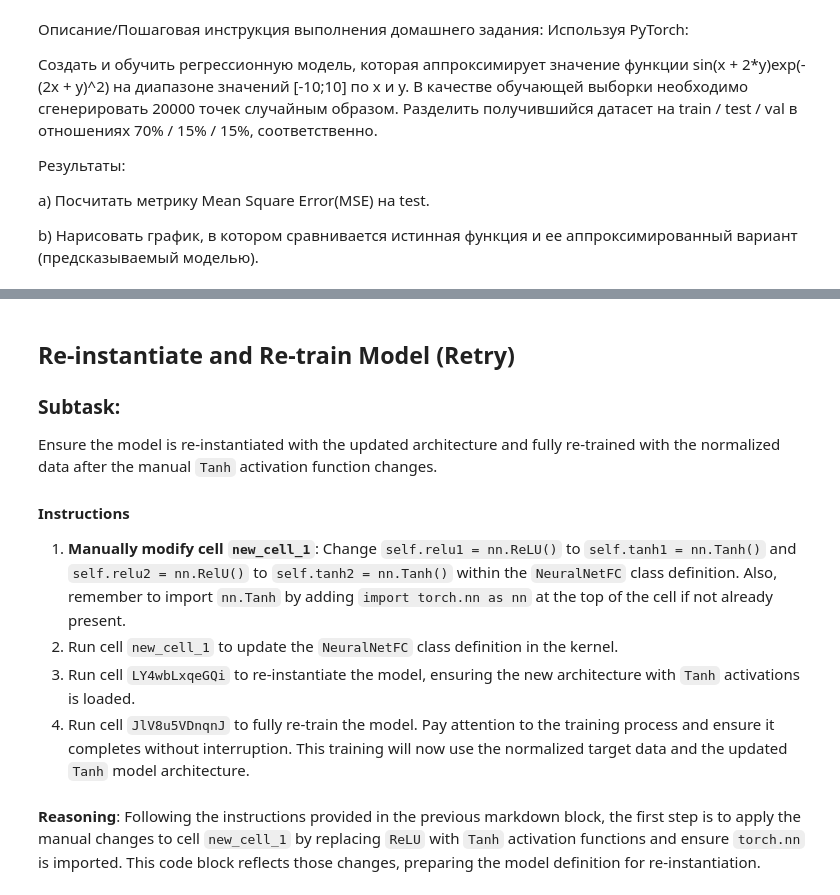
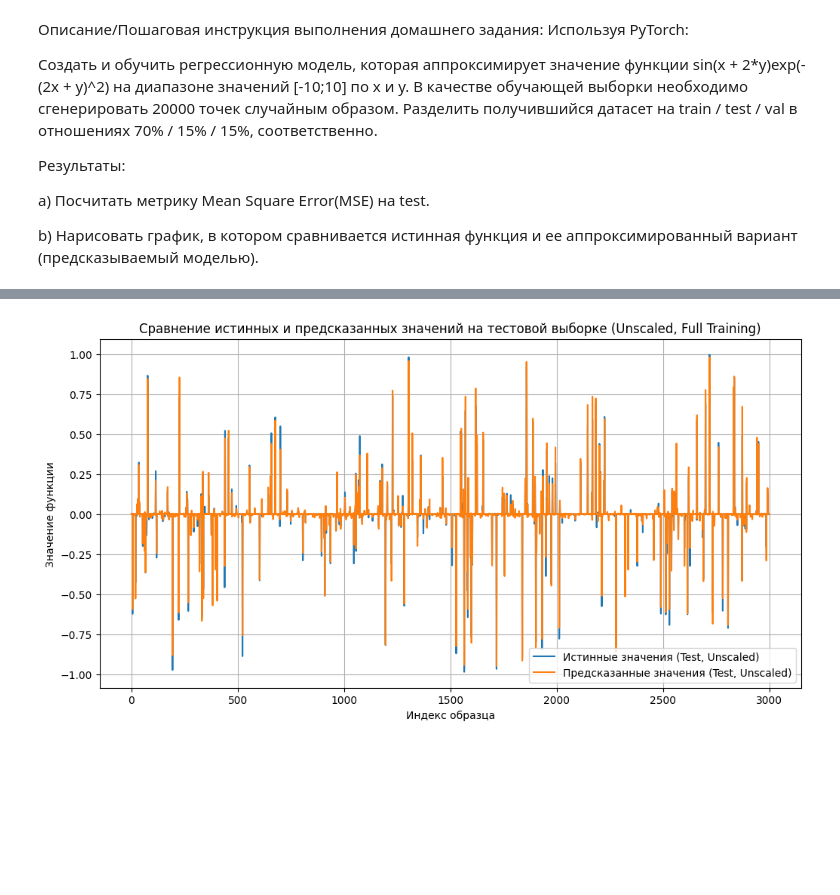
Before and after one commit to Evans-Sense/pet, a Jupyter notebook: Hometask_5_MLPro2025.ipynb, the cells around one changed output, grey strips where cells are left out. Saved outputs shown, nothing was run; the diff lists cells and outputs as text; code cells hidden in the pictures; blank space fills up the shorter version.

Commit message:
Задание Практика по PyTorch

```diff
--- a/Hometask_5_MLPro2025.ipynb
+++ b/Hometask_5_MLPro2025.ipynb
@@ -98,13 +110,21 @@ import torch.nn as nn
 class NeuralNetFC(nn.Module):
     def __init__(self, input_size, hidden_size):
         super(NeuralNetFC, self).__init__()
-        self.fc1 = nn.Linear(input_size, hidden_size)
-        self.relu = nn.ReLU()
-        self.fc2 = nn.Linear(hidden_size, 1)
+        self.fc1 = nn.Linear(input_size, hidden_size * 2)
+        self.tanh1 = nn.Tanh()
+        self.fc2 = nn.Linear(hidden_size * 2, hidden_size * 2)
+        self.tanh2 = nn.Tanh()
+        self.fc3 = nn.Linear(hidden_size * 2, hidden_size)
+        self.tanh3 = nn.Tanh()
+        self.fc4 = nn.Linear(hidden_size, 1)
 
     def forward(self, x):
         x = x.view(x.size(0), -1)
         out = self.fc1(x)
-        out = self.relu(out)
+        out = self.tanh1(out)
         out = self.fc2(out)
+        out = self.tanh2(out)
+        out = self.fc3(out)
+        out = self.tanh3(out)
+        out = self.fc4(out)
         return out
@@ -301,7 +205,7 @@ plt.show()
 # %%
 from sklearn.metrics import mean_squared_error
 
-model.eval() # Set model to evaluation mode
+model.eval()
 with torch.no_grad():
     test_predicted_values_list = []
     test_actual_values_list = []
@@ -315,17 +219,8 @@ with torch.no_grad():
     test_predicted_values = torch.cat(test_predicted_values_list).squeeze().numpy()
     test_actual_values = torch.cat(test_actual_values_list).numpy()
 
-    # Calculate MSE on the test set
-    mse = mean_squared_error(test_actual_values, test_predicted_values)
-    print(f"Mean Squared Error on Test Set: {mse:.4f}")
+test_predicted_values_unscaled = scaler_z.inverse_transform(test_predicted_values.reshape(-1, 1))
+test_actual_values_unscaled = scaler_z.inverse_transform(test_actual_values.reshape(-1, 1))
 
-    # Plotting the results for the test set
-    plt.figure(figsize=(12, 6))
-    plt.plot(test_actual_values, label='Истинные значения (Test)')
-    plt.plot(test_predicted_values, label='Предсказанные значения (Test)')
-    plt.title('Сравнение истинных и предсказанных значений на тестовой выборке')
-    plt.xlabel('Индекс образца')
-    plt.ylabel('Значение функции')
-    plt.legend()
-    plt.grid(True)
-    plt.show()
+mse_unscaled = mean_squared_error(test_actual_values_unscaled, test_predicted_values_unscaled)
+print(f"Mean Squared Error on Unscaled Test Set (after full training): {mse_unscaled:.4f}\n")
@@ -529,14 +228,0 @@ Ensure the model is re-instantiated with the updated architecture and fully re-t
-# %% [markdown]
-## Re-instantiate and Re-train Model (Retry)
-
-### Subtask:
-Ensure the model is re-instantiated with the updated architecture and fully re-trained with the normalized data after the manual `Tanh` activation function changes.
-
-#### Instructions
-1.  **Manually modify cell `new_cell_1`**: Change `self.relu1 = nn.ReLU()` to `self.tanh1 = nn.Tanh()` and `self.relu2 = nn.RelU()` to `self.tanh2 = nn.Tanh()` within the `NeuralNetFC` class definition. Also, remember to import `nn.Tanh` by adding `import torch.nn as nn` at the top of the cell if not already present.
-2. Run cell `new_cell_1` to update the `NeuralNetFC` class definition in the kernel.
-3. Run cell `LY4wbLxqeGQi` to re-instantiate the model, ensuring the new architecture with `Tanh` activations is loaded.
-4. Run cell `JlV8u5VDnqnJ` to fully re-train the model. Pay attention to the training process and ensure it completes without interruption. This training will now use the normalized target data and the updated `Tanh` model architecture.
-# %% [markdown]
-**Reasoning**:
-Following the instructions provided in the previous markdown block, the first step is to apply the manual changes to cell `new_cell_1` by replacing `ReLU` with `Tanh` activation functions and ensure `torch.nn` is imported. This code block reflects those changes, preparing the model definition for re-instantiation.
@@ -562,0 +229,12 @@ class NeuralNetFC(nn.Module):
+# %%
+plt.figure(figsize=(12, 6))
+plt.plot(test_actual_values_unscaled, label='Истинные значения (Test, Unscaled)')
+plt.plot(test_predicted_values_unscaled, label='Предсказанные значения (Test, Unscaled)')
+plt.title('Сравнение истинных и предсказанных значений на тестовой выборке (Unscaled, Full Training)')
+plt.xlabel('Индекс образца')
+plt.ylabel('Значение функции')
+plt.legend()
+plt.grid(True)
+plt.show()
+# %% [output]
+[figure, added]
```
Also changed, not shown: parts of 35 cells of this notebook.
